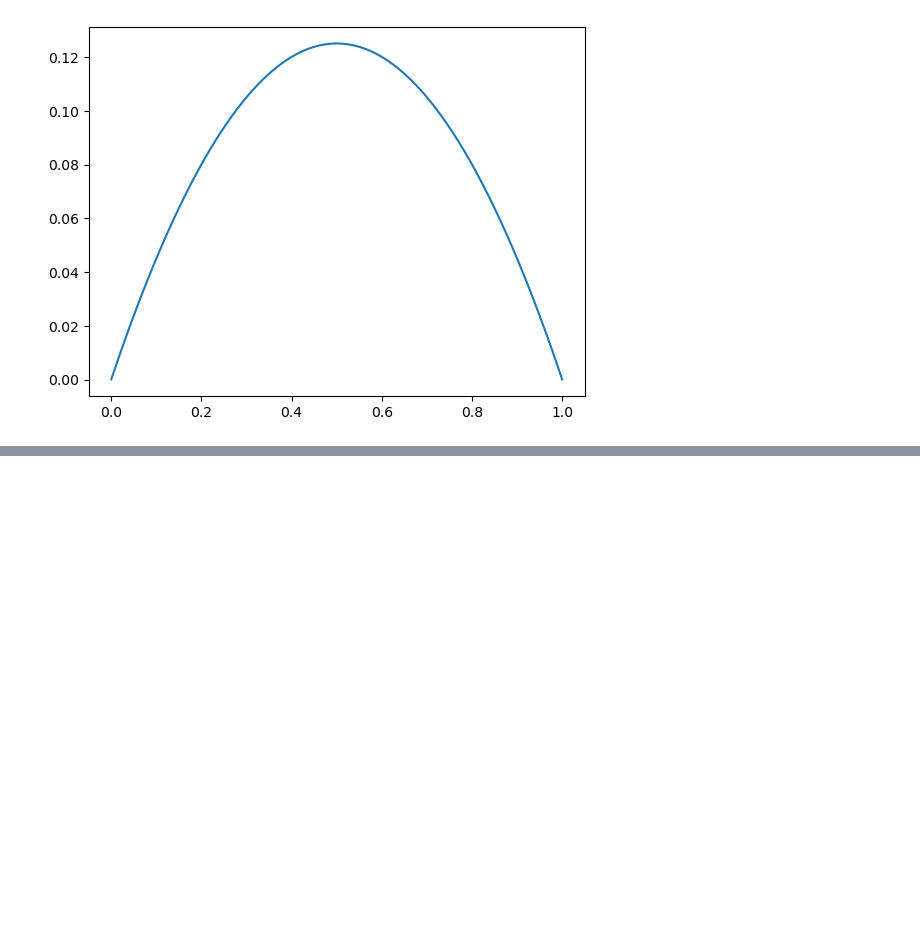
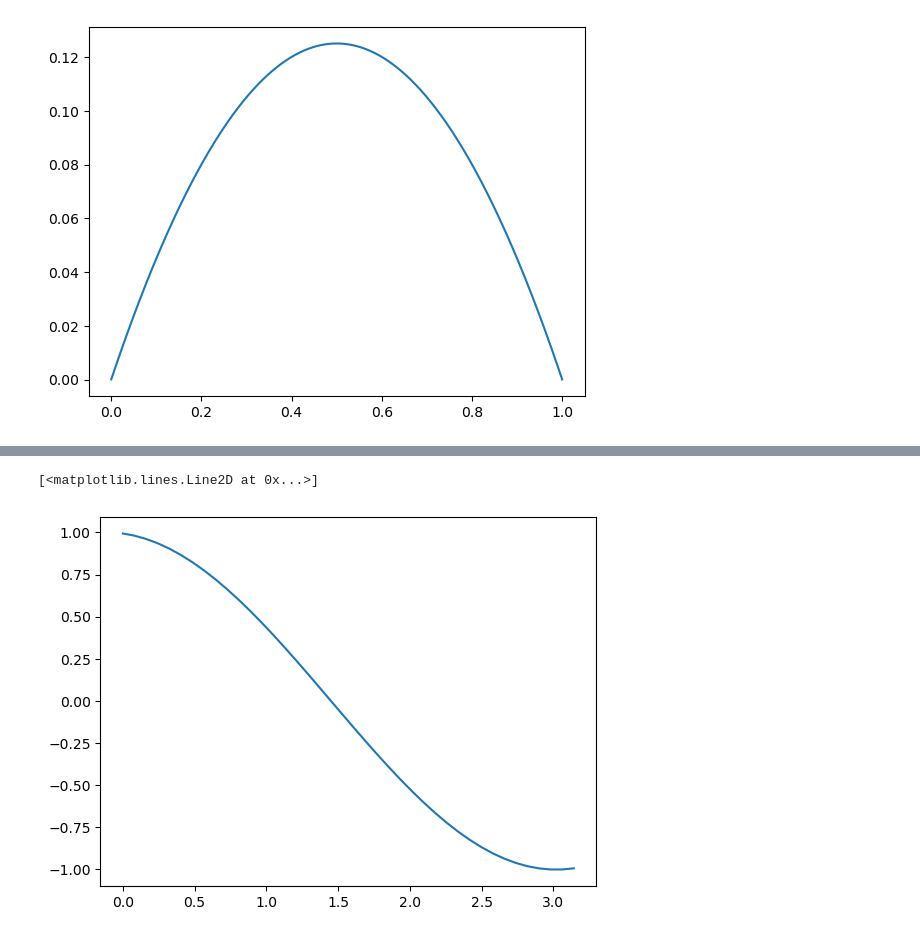
Before and after one commit to YongShen-98/numerical_PDE, a Jupyter notebook: Newton_method.ipynb, the cells around one changed output, grey strips where cells are left out. Cells and saved outputs as stored; diff of their text form; code cells hidden in the pictures; blank space fills up the shorter version.

```diff
--- a/Newton_method.ipynb
+++ b/Newton_method.ipynb
@@ -121,0 +147,15 @@ plt.plot(t,sol)
+# %%
+t=np.linspace(0,(np.pi),40)
+dt = t[1]-t[0]
+x_1 = 1
+x_2 = 1
+def residual(x):
+    d2t = zeros_like(x)
+    d2t[0] = (x[0]-2*x_2+x_1)/dt**2          ## d2t[0] 代表 d^2x_2/dt^2
+    d2t[1] = (x[1]-2*x[0]+x_2)/dt**2
+    d2t[2:] = (x[2:]-2*x[1:-1]+x[0:-2])/dt**2
+    x = np.insert(x,0,x_2)[0:-1]
+    return d2t + 1*x
+# solve
+guess = np.sin(t)
+sol = newton_krylov(residual, guess, method='lgmres', verbose=1)
@@ -121,0 +175,5 @@ plt.plot(t,sol)
+# %%
+plt.plot(t,sol)
+# %% [output]
+[<matplotlib.lines.Line2D at 0x...>]
+[figure, added]
```
Also changed, not shown: parts of 7 cells of this notebook.
